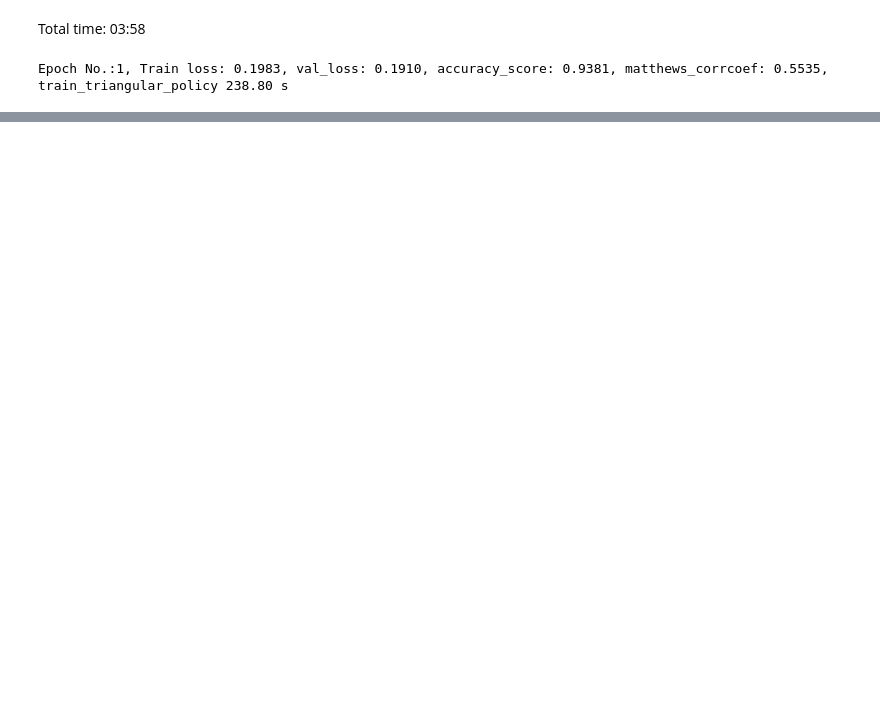
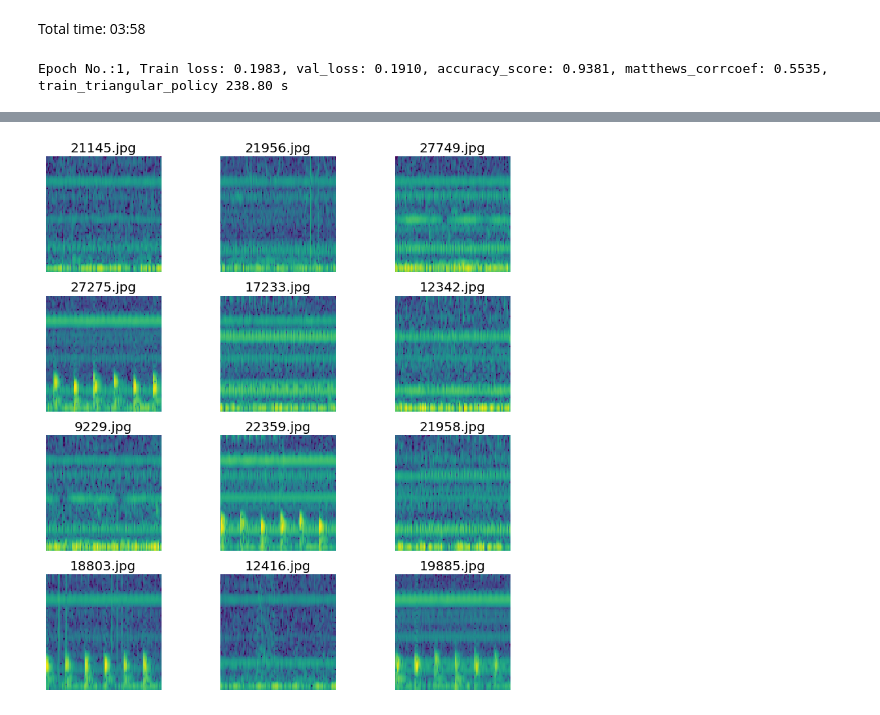
Before and after one commit to gokul-krishna/VSBPowerLineFaultDetection, a Jupyter notebook: v0.3.1.normal_spectrogram.ipynb, the cells around one changed output, grey strips where cells are left out. Drawn from its saved outputs; the diff is of its cells as text; code cells hidden in the pictures; blank space fills up the shorter version.

```diff
--- a/v0.3.1.normal_spectrogram.ipynb
+++ b/v0.3.1.normal_spectrogram.ipynb
@@ -342,0 +353,2 @@ save_model(model, 'models/final1.mdl')
+# %%
+test = pd.read_csv('data/metadata_test.csv')
@@ -342,0 +364,6 @@ save_model(model, 'models/final1.mdl')
+# %%
+test['fname'] = test.signal_id.apply(lambda x: f"data/test_sp/{x}.jpg")
+# %%
+multi_plot(test.fname.sample(n=12).values)
+# %% [output]
+[figure, added]
```
Also changed, not shown: parts of 31 cells of this notebook, 4 other files.
